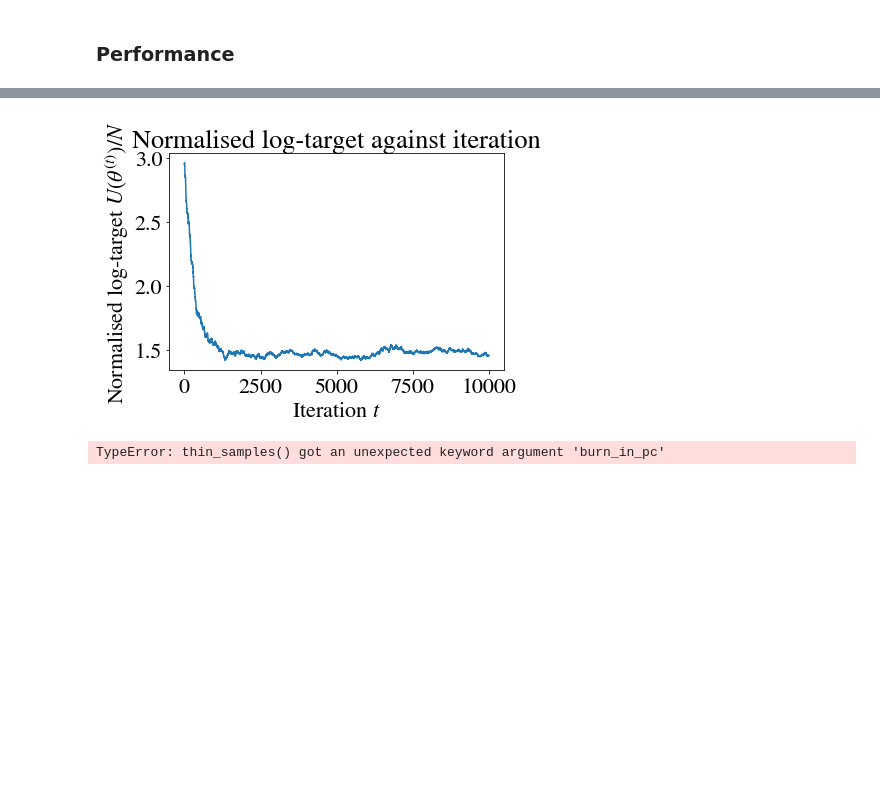
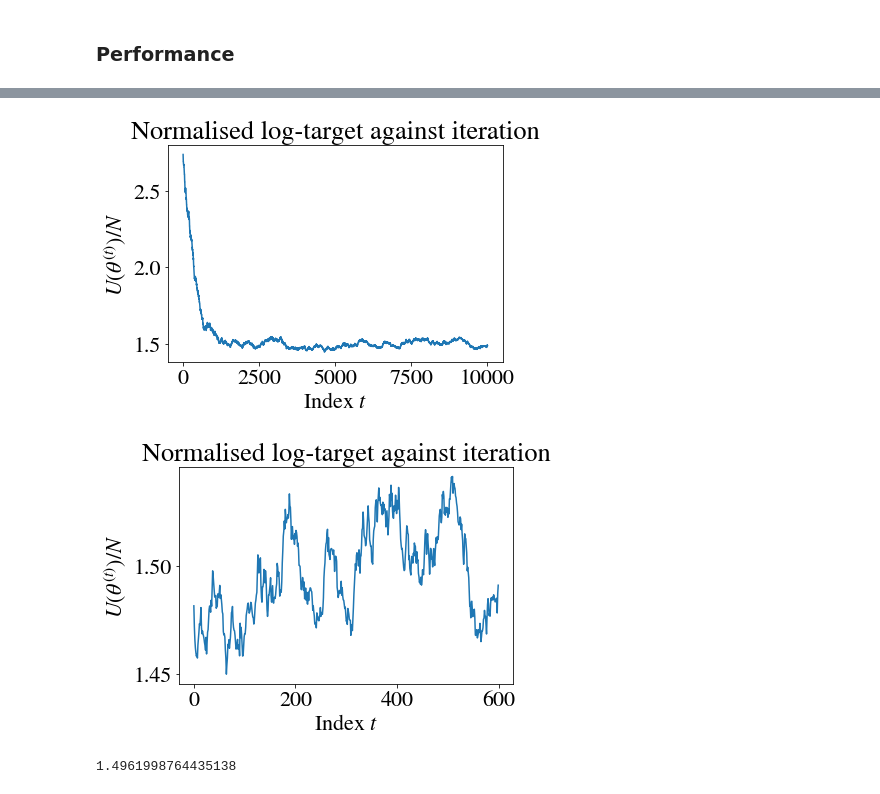
Before and after one commit to LozzaTray/Jormungandr-code, a Jupyter notebook: school-2.ipynb, the cells around one changed output, grey strips where cells are left out. Cells and saved outputs as stored; diff of their text form; code cells hidden in the pictures; blank space fills up the shorter version.

```diff
--- a/school-2.ipynb
+++ b/school-2.ipynb
@@ -156,10 +156,11 @@ Train. set accuracy: 86.31578947368422%
 # %%
 reduced_classifier.plot_U()
-reduced_classifier.thin_samples(burn_in_pc=20, thinning_pc=10)
+reduced_classifier.thin_samples(burn_in=0.4, thin_factor=10)
 reduced_classifier.plot_U()
 # %% [output]
-[figure, old version]
+[figure, new version]
+[figure, added]
-TypeError: thin_samples() got an unexpected keyword argument 'burn_in_pc'
+1.4961998764435138
 # %%
 reduced_training_loss = reduced_classifier.average_loss_per_point(reduced_X_train, Y_train, include_prior=False)
 reduced_test_loss = reduced_classifier.average_loss_per_point(reduced_X_test, Y_test, include_prior=False)
```
Also changed, not shown: parts of 16 cells of this notebook, 3 other files.
